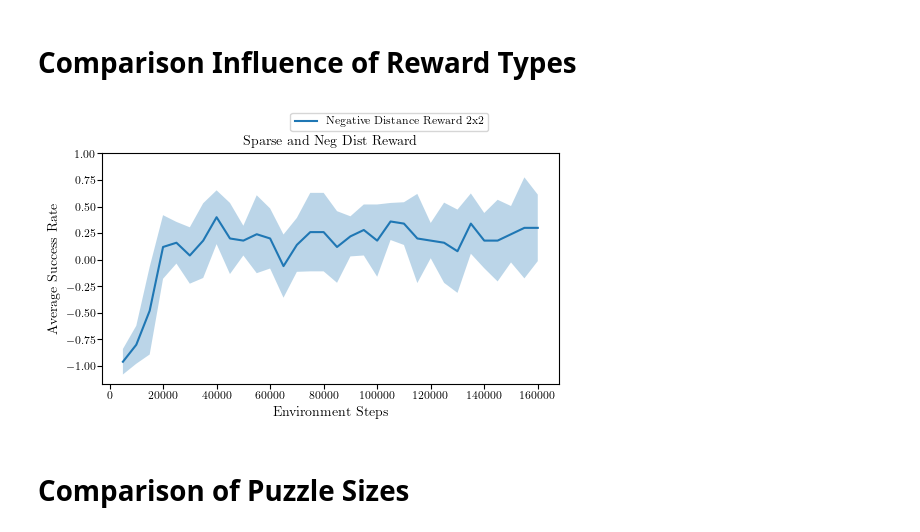
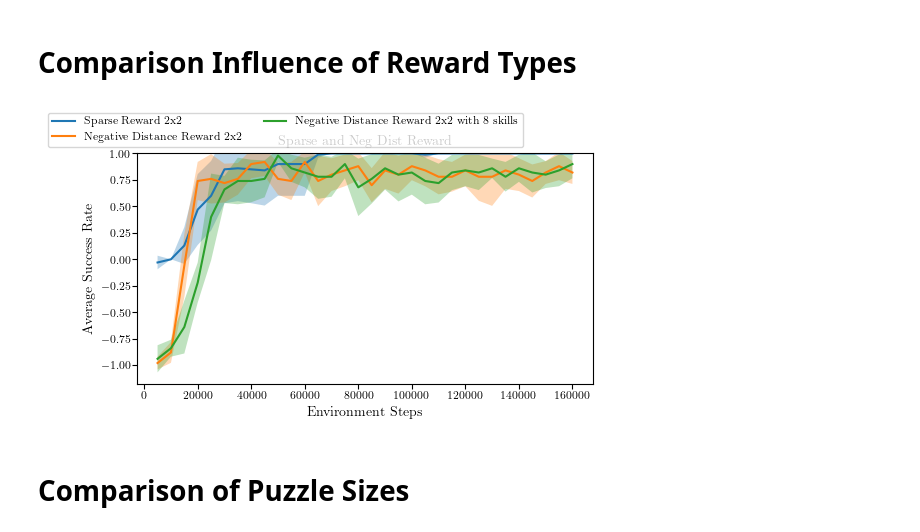
Before and after one commit to rosa-wolf/Multi-Phase-Skill-Learning-SlidingPuzzle, a Jupyter notebook: eval_data.ipynb, the cells around one changed output. Drawn from its saved outputs; the diff is of its cells as text; code cells hidden in the pictures.

```diff
--- a/eval_data.ipynb
+++ b/eval_data.ipynb
@@ -98,41 +109,57 @@ path_negdist_2x2 = ["/home/rosa/Documents/Uni/Masterarbeit/checkpoints_predefine
+# %%
+path_negdist_2x2_8skills = ["/home/rosa/Documents/Uni/Masterarbeit/checkpoints_predefined_2x2/2x2_8skills_predefined_neg_distTrue_movementFalse_sparseFalse_seed123456/evaluations.npz",
+                    "/home/rosa/Documents/Uni/Masterarbeit/checkpoints_predefined_2x2/2x2_8skills_predefined_neg_distTrue_movementFalse_sparseFalse_seed126224/evaluations.npz",
+                    "/home/rosa/Documents/Uni/Masterarbeit/checkpoints_predefined_2x2/2x2_8skills_predefined_neg_distTrue_movementFalse_sparseFalse_seed214779/evaluations.npz",
+                    "/home/rosa/Documents/Uni/Masterarbeit/checkpoints_predefined_2x2/2x2_8skills_predefined_neg_distTrue_movementFalse_sparseFalse_seed285719/evaluations.npz",
+                    "/home/rosa/Documents/Uni/Masterarbeit/checkpoints_predefined_2x2/2x2_8skills_predefined_neg_distTrue_movementFalse_sparseFalse_seed487193/evaluations.npz",
+                    "/home/rosa/Documents/Uni/Masterarbeit/checkpoints_predefined_2x2/2x2_8skills_predefined_neg_distTrue_movementFalse_sparseFalse_seed495813/evaluations.npz",
+                    "/home/rosa/Documents/Uni/Masterarbeit/checkpoints_predefined_2x2/2x2_8skills_predefined_neg_distTrue_movementFalse_sparseFalse_seed582759/evaluations.npz",
+                    "/home/rosa/Documents/Uni/Masterarbeit/checkpoints_predefined_2x2/2x2_8skills_predefined_neg_distTrue_movementFalse_sparseFalse_seed682147/evaluations.npz",
+                    "/home/rosa/Documents/Uni/Masterarbeit/checkpoints_predefined_2x2/2x2_8skills_predefined_neg_distTrue_movementFalse_sparseFalse_seed918504/evaluations.npz",
+                    "/home/rosa/Documents/Uni/Masterarbeit/checkpoints_predefined_2x2/2x2_8skills_predefined_neg_distTrue_movementFalse_sparseFalse_seed978623/evaluations.npz"]
 # %%
-x = np.load(path_sparse_2x2[0], mmap_mode='r')["timesteps"]
+x = np.load(path_sparse_2x2_2skills[0], mmap_mode='r')["timesteps"]
 idx = np.where(x <= 160000)
 x = x[idx]
 
-returns_sparse_2x2, succ_sparse_2x2 = gather_data(path_sparse_2x2, x, idx)
-returns_negdist_2x2, succ_negdist_2x2 = gather_data(path_negdist_2x2, x, idx)
+returns_sparse_2x2_2skills, succ_sparse_2x2_2skills = gather_data(path_sparse_2x2_2skills, x, idx)
+returns_negdist_2x2_2skills, succ_negdist_2x2_2skills = gather_data(path_negdist_2x2_2skills, x, idx)
+returns_negdist_2x2_8skills, succ_negdist_2x2_8skills = gather_data(path_negdist_2x2_8skills, x, idx)
 
-mean_succ_sparse_2x2, std_succ_sparse_2x2 = compute_mean_std(succ_sparse_2x2)
-mean_succ_negdist_2x2, std_succ_negdist_2x2 = compute_mean_std(succ_negdist_2x2)
+mean_succ_sparse_2x2_2skills, std_succ_sparse_2x2_2skills = compute_mean_std(succ_sparse_2x2_2skills)
+mean_succ_negdist_2x2_2skills, std_succ_negdist_2x2_2skills = compute_mean_std(succ_negdist_2x2_2skills)
+mean_succ_negdist_2x2_8skills, std_succ_negdist_2x2_8skills = compute_mean_std(succ_negdist_2x2_8skills)
 # %%
 fig, ax = plt.subplots(1, 1, figsize=(TEXTWIDTH +0.1, TEXTWIDTH * (5**.5 - 1.2) / 2))
 
-#ax.plot(x, mean_succ_sparse_2x2, label="Sparse Reward 2x2")
-#ax.fill_between(x, mean_succ_sparse_2x2 + std_succ_sparse_2x2, mean_succ_sparse_2x2 - std_succ_sparse_2x2, alpha=0.3)
+ax.plot(x, mean_succ_sparse_2x2_2skills, label="Sparse Reward 2x2")
+ax.fill_between(x, mean_succ_sparse_2x2_2skills + std_succ_sparse_2x2_2skills, mean_succ_sparse_2x2_2skills - std_succ_sparse_2x2_2skills, alpha=0.3)
 
-ax.plot(x, mean_succ_negdist_2x2, label="Negative Distance Reward 2x2")
-ax.fill_between(x, mean_succ_negdist_2x2 + std_succ_negdist_2x2, mean_succ_negdist_2x2 - std_succ_negdist_2x2, alpha=0.3)
+ax.plot(x, mean_succ_negdist_2x2_2skills, label="Negative Distance Reward 2x2")
+ax.fill_between(x, mean_succ_negdist_2x2_2skills + std_succ_negdist_2x2_2skills, mean_succ_negdist_2x2_2skills - std_succ_negdist_2x2_2skills, alpha=0.3)
+
+ax.plot(x, mean_succ_negdist_2x2_8skills, label="Negative Distance Reward 2x2 with 8 skills")
+ax.fill_between(x, mean_succ_negdist_2x2_8skills + std_succ_negdist_2x2_8skills, mean_succ_negdist_2x2_8skills - std_succ_negdist_2x2_8skills, alpha=0.3)
 
 ax.set_ylim(top=1.)
 ax.set_title("Sparse and Neg Dist Reward")
 
 #ax[0, 0].set_xticklabels([])
 
 #for i in range(2):
 #    for j in range(3):
 #        ax[i, j].locator_params(axis='y', nbins=3)
 
 ax.set_xlabel('Environment Steps')
 ax.set_ylabel('Average Success Rate')
 handles, labels = ax.get_legend_handles_labels()
 fig.legend(handles, labels, ncol=2, bbox_to_anchor=(0.79,1.035))
 plt.savefig("Comparison-Reward_Shaping.pdf",
             bbox_inches='tight', dpi=plt.gcf().dpi)#,
             #dpi=1000)
 plt.show()
 # %% [output]
-[figure, old version]
+[figure, new version]
 # %% [markdown]
 # **Comparison of Puzzle Sizes**
 # %%
```
Also changed, not shown: parts of 1 cell of this notebook, 7 other files.
